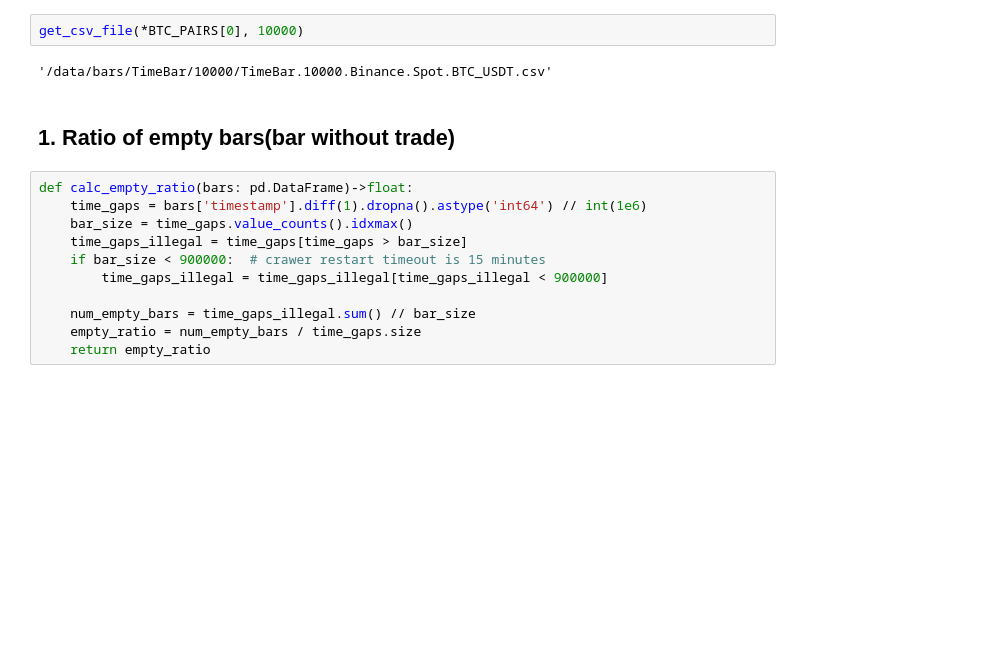
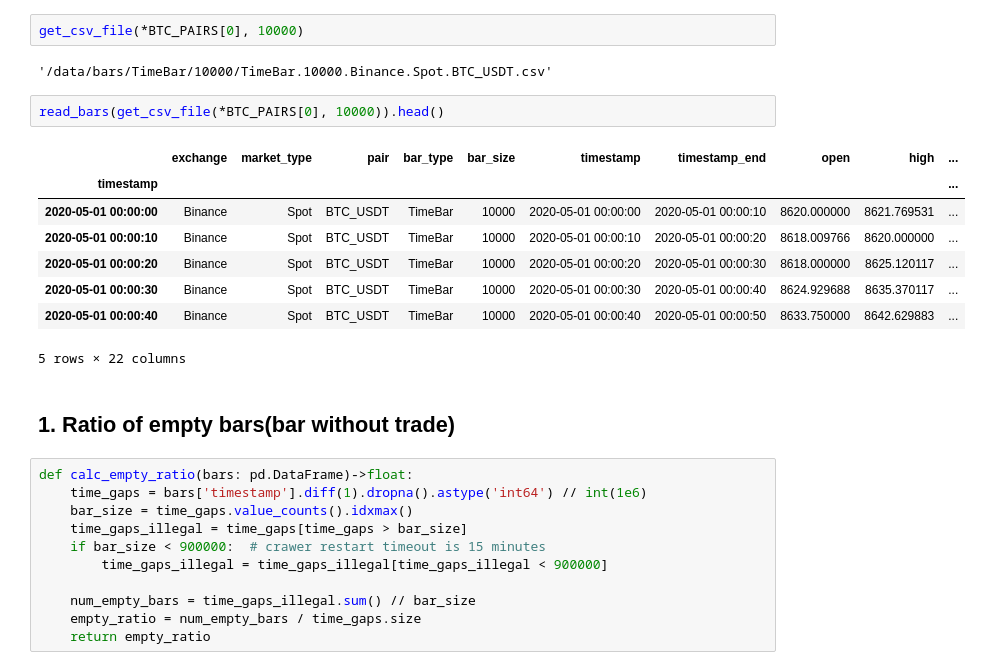
Before and after one commit to soulmachine/crypto-notebooks, a Jupyter notebook: analysis/time-bar-analysis.ipynb, the cells around one changed output. Drawn from its saved outputs; the diff is of its cells as text; blank space fills up the shorter version.

```diff
--- a/analysis/time-bar-analysis.ipynb
+++ b/analysis/time-bar-analysis.ipynb
@@ -51,6 +51,17 @@ def get_csv_file(exchange: str, market_type: str, pair: str, bar_size: int)->str
 get_csv_file(*BTC_PAIRS[0], 10000)
 # %% [output]
 '/data/bars/TimeBar/10000/TimeBar.10000.Binance.Spot.BTC_USDT.csv'
+# %%
+read_bars(get_csv_file(*BTC_PAIRS[0], 10000)).head()
+# %% [output]
+|  | exchange | market_type | pair | bar_type | bar_size | timestamp | timestamp_end | open | high | ... |
+| timestamp |  |  |  |  |  |  |  |  |  | ... |
+| 2020-05-01 00:00:00 | Binance | Spot | BTC_USDT | TimeBar | 10000 | 2020-05-01 00:00:00 | 2020-05-01 00:00:10 | 8620.000000 | 8621.769531 | ... |
+| 2020-05-01 00:00:10 | Binance | Spot | BTC_USDT | TimeBar | 10000 | 2020-05-01 00:00:10 | 2020-05-01 00:00:20 | 8618.009766 | 8620.000000 | ... |
+| 2020-05-01 00:00:20 | Binance | Spot | BTC_USDT | TimeBar | 10000 | 2020-05-01 00:00:20 | 2020-05-01 00:00:30 | 8618.000000 | 8625.120117 | ... |
+| 2020-05-01 00:00:30 | Binance | Spot | BTC_USDT | TimeBar | 10000 | 2020-05-01 00:00:30 | 2020-05-01 00:00:40 | 8624.929688 | 8635.370117 | ... |
+| 2020-05-01 00:00:40 | Binance | Spot | BTC_USDT | TimeBar | 10000 | 2020-05-01 00:00:40 | 2020-05-01 00:00:50 | 8633.750000 | 8642.629883 | ... |
+5 rows × 22 columns
 # %% [markdown]
 ## 1. Ratio of empty bars(bar without trade)
 # %%
```
